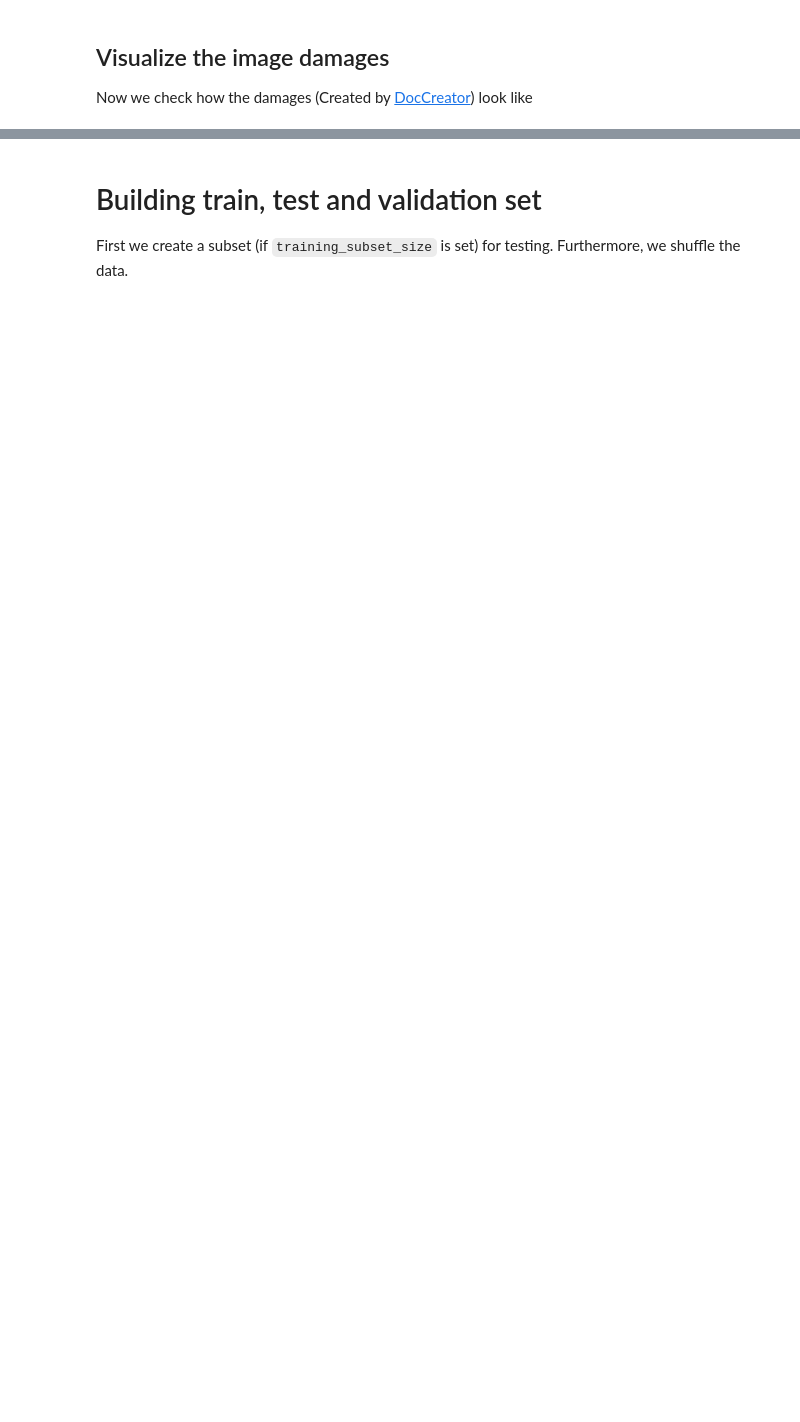
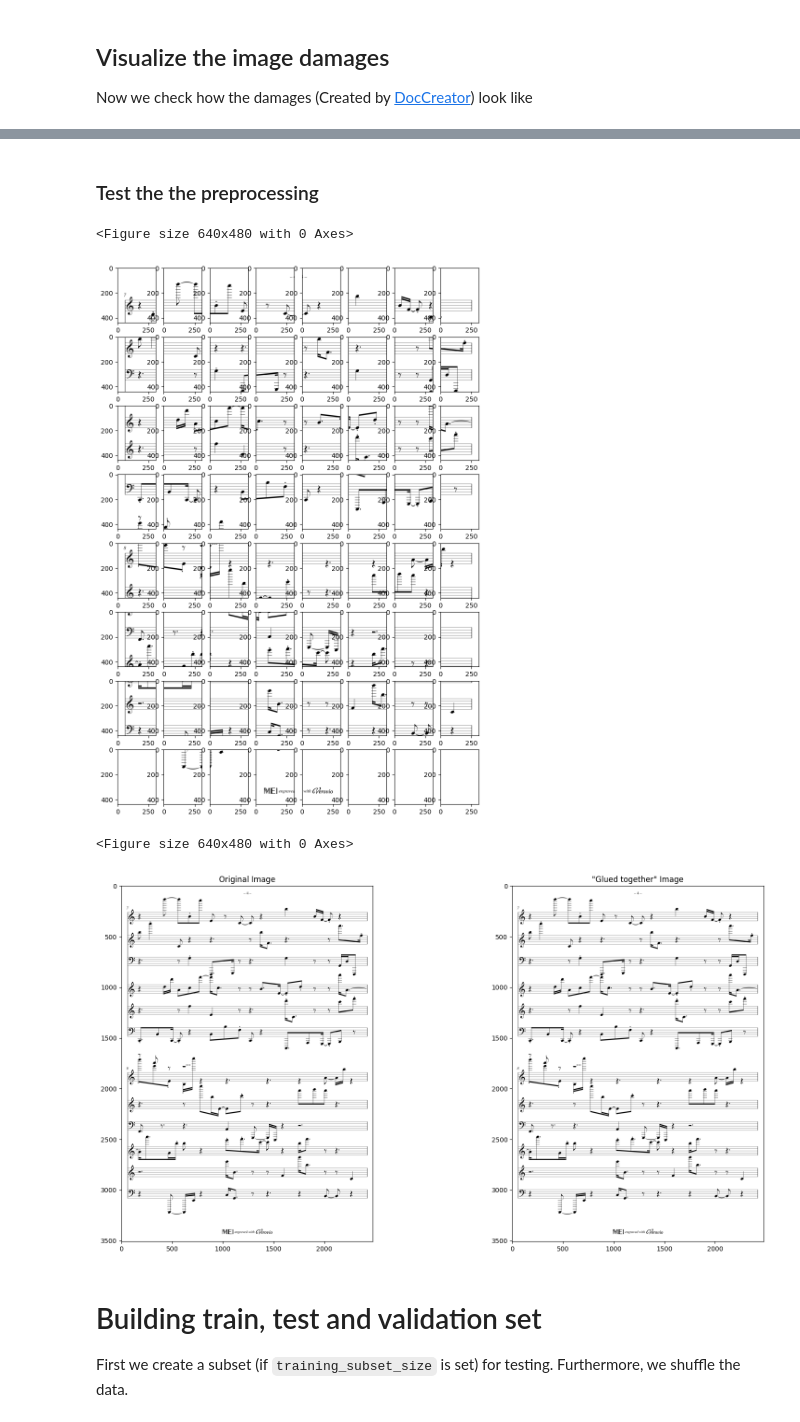
Before and after one commit to HackerBschor/df-music-scores-restoration, a Jupyter notebook: dl/training_baseline.ipynb, the cells around one changed output, grey strips where cells are left out. Cells and saved outputs as stored; diff of their text form; code cells hidden in the pictures; blank space fills up the shorter version.

```diff
--- a/dl/training_baseline.ipynb
+++ b/dl/training_baseline.ipynb
@@ -114,3 +123,40 @@ plt.show()
+# %% [markdown]
+### Test the the preprocessing
+# %%
+files_dirty_clean = df_clean_dirty.reset_index().loc[random.randint(0, len(df_clean_dirty) - 1)]
+
+# Apply Preprocessing
+preprocessed_tensors, size = preprocess(path_clean, files_dirty_clean.file_clean)
+
+# Save Preprocessing Images
+num_width = len(preprocessed_tensors)
+num_height = len(preprocessed_tensors[0])
+
+plt.figure()
+fig, axs = plt.subplots(num_width, num_height, figsize=(10, 15))
+for i in range(num_width):
+    for j in range(num_height):
+        image = undo_preprocessing(preprocessed_tensors[i][j])
+        axs[i, j].imshow(image)
+
+plt.savefig(image_path + "preprocessed.png")
+
+# Glue Together
+restored_image = restore_image(preprocessed_tensors, size)
+
+# Save Reverence Image
+plt.figure()
+fig, (ax0, ax1) = plt.subplots(1,2, figsize=(20, 10))
+ax0.imshow(plt.imread(path_clean + files_dirty_clean.file_clean))
+ax0.set_title("Original Image")
+ax1.imshow(restored_image)
+ax1.set_title("\"Glued together\" Image")
+plt.savefig(image_path + "preprocessed_ref.png")
+# %% [output]
+<Figure size 640x480 with 0 Axes>
+[figure, added]
+<Figure size 640x480 with 0 Axes>
+[figure, added]
 # %% [markdown]
 # Building train, test and validation set
 
```
Also changed, not shown: parts of 15 cells of this notebook, 2 other files.
